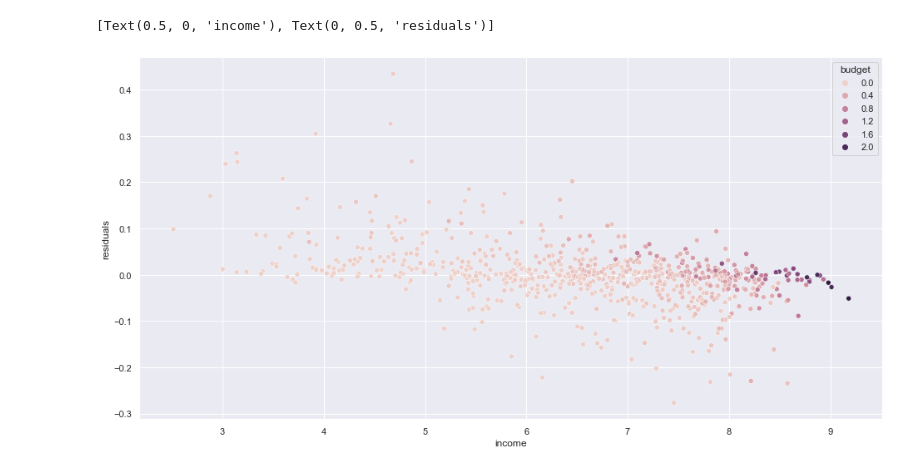
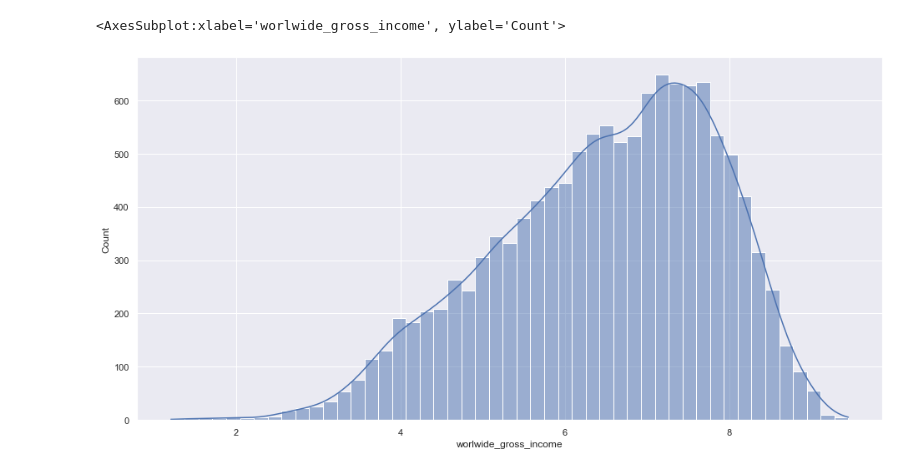
Before and after one commit to OscarTou/CinePred, a Jupyter notebook: notebooks/RM_notebook.ipynb, the cells around one changed output. Drawn from its saved outputs; the diff is of its cells as text; code cells hidden in the pictures.

```diff
--- a/notebooks/RM_notebook.ipynb
+++ b/notebooks/RM_notebook.ipynb
@@ -101,6 +68,6 @@ sns.histplot(y, kde=True, edgecolor='w')
-# %%
-ax = sns.scatterplot(x=y,y=residuals, hue=df['budget'])
-ax.set(xlabel='income', ylabel='residuals')
-# %% [output]
-[Text(0.5, 0, 'income'), Text(0, 0.5, 'residuals')]
-[figure, removed]
+# %%
+df_sample['worlwide_gross_income'] = log_transformation(df_sample[['worlwide_gross_income']])
+sns.histplot(df_sample['worlwide_gross_income'], kde=True, edgecolor='w')
+# %% [output]
+<AxesSubplot:xlabel='worlwide_gross_income', ylabel='Count'>
+[figure, added]
```
Also changed, not shown: parts of 34 cells of this notebook, 2 other files.
